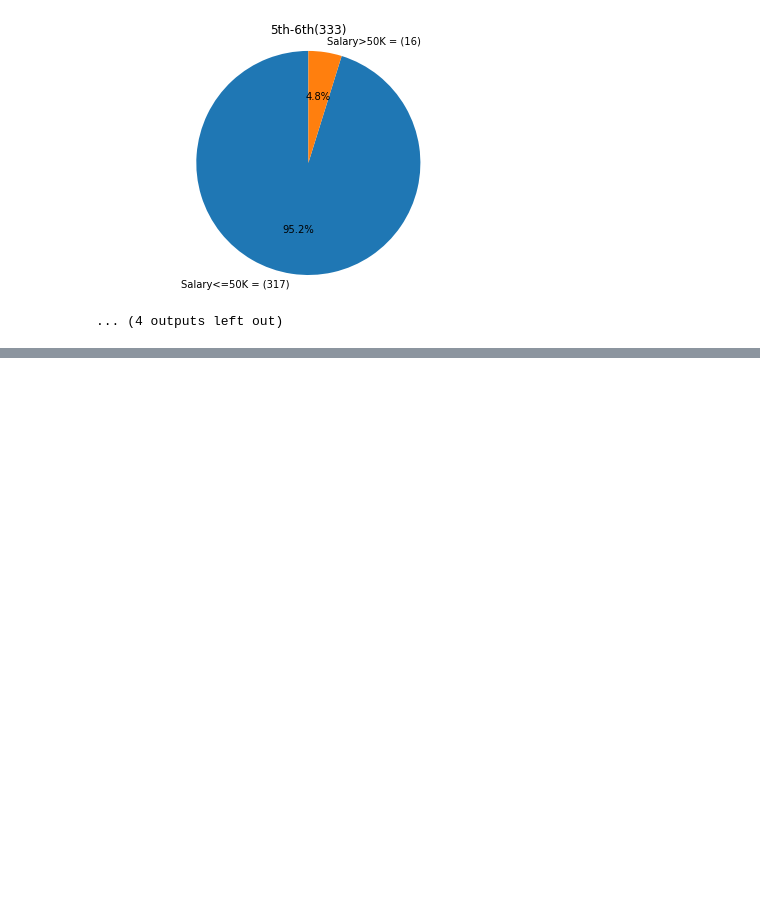
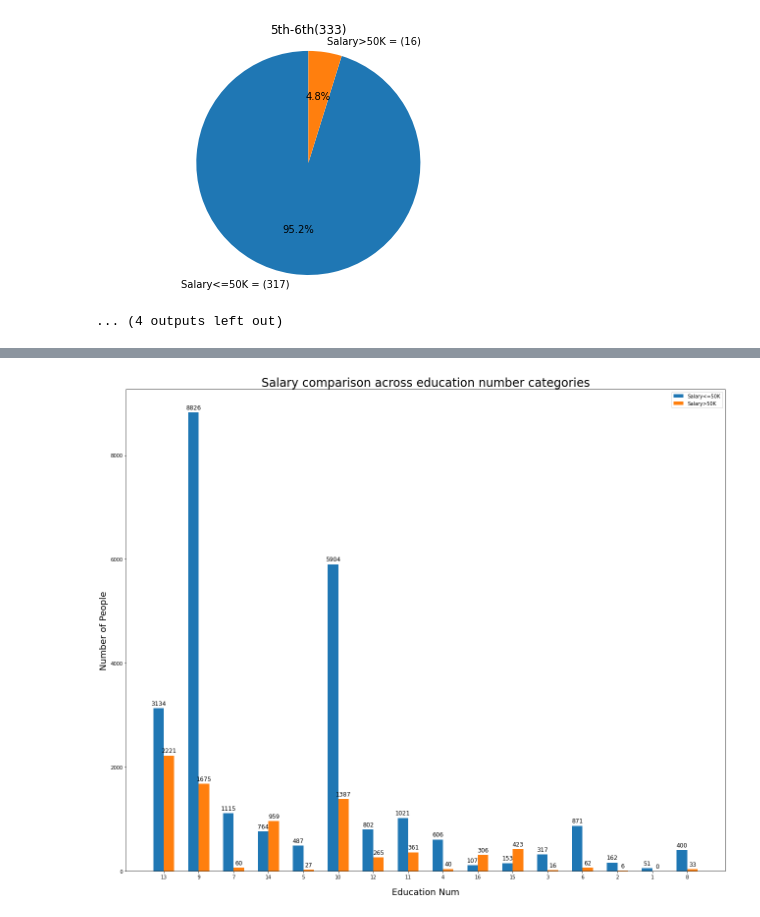
Before and after one commit to pranayboggarapu/DataVisualization, a Jupyter notebook: CourseProject.ipynb, the cells around one changed output, grey strips where cells are left out. Saved outputs shown, nothing was run; the diff lists cells and outputs as text; code cells hidden in the pictures; blank space fills up the shorter version.

```diff
--- a/CourseProject.ipynb
+++ b/CourseProject.ipynb
@@ -165,0 +221,28 @@ for differentEducationValues in uniqueEducationValues:
+# %%
+#stacked bar chart for each education category vs (Salary <=50k, Salary>50k)
+labels = [x for x in educationNumSalaryComplementaryValues.keys()]
+salNumLessThanFifty = [x for x in educationNumSalaryValues.values()]
+salNumMoreThanFifty = [x for x in educationNumSalaryComplementaryValues.values()]
+
+x = np.arange(len(labels))  # the label locations
+width = 0.30  # the width of the bars
+
+fig, ax = plt.subplots(figsize=(18, 15))
+rects1 = ax.bar(x - width/2, salNumLessThanFifty, width, label='Salary<=50K')
+rects2 = ax.bar(x + width/2, salNumMoreThanFifty, width, label='Salary>50K')
+
+# # Add some text for labels, title and custom x-axis tick labels, etc.
+ax.set_xlabel('Education Num', fontsize=18, labelpad=17)
+ax.set_ylabel('Number of People', fontsize=18)
+ax.set_title('Salary comparison across education number categories', fontsize=24)
+ax.set_xticks(x, labels)
+ax.legend()
+
+ax.bar_label(rects1, padding=3, fontsize=12)
+ax.bar_label(rects2, padding=3, fontsize=12)
+
+fig.tight_layout()
+
+plt.show()
+# %% [output]
+[figure, added]
```
Also changed, not shown: parts of 12 cells of this notebook.
